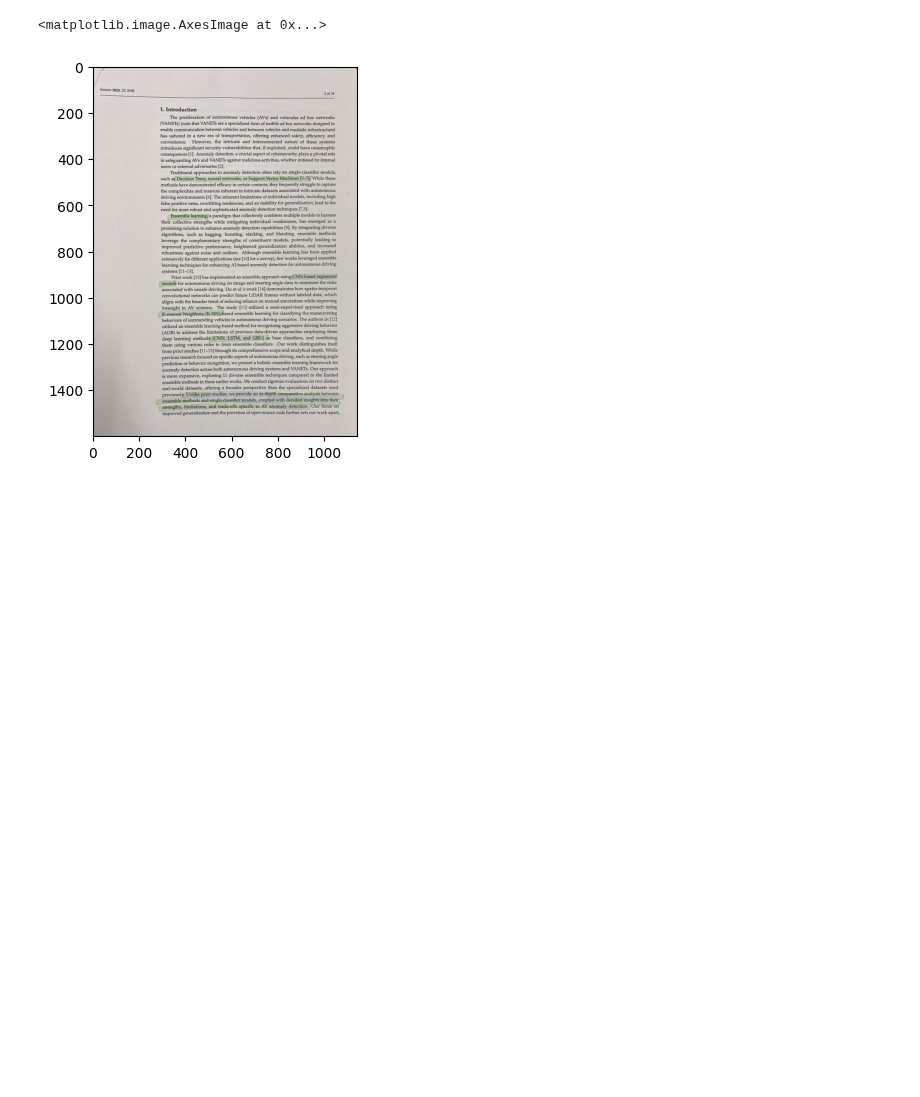
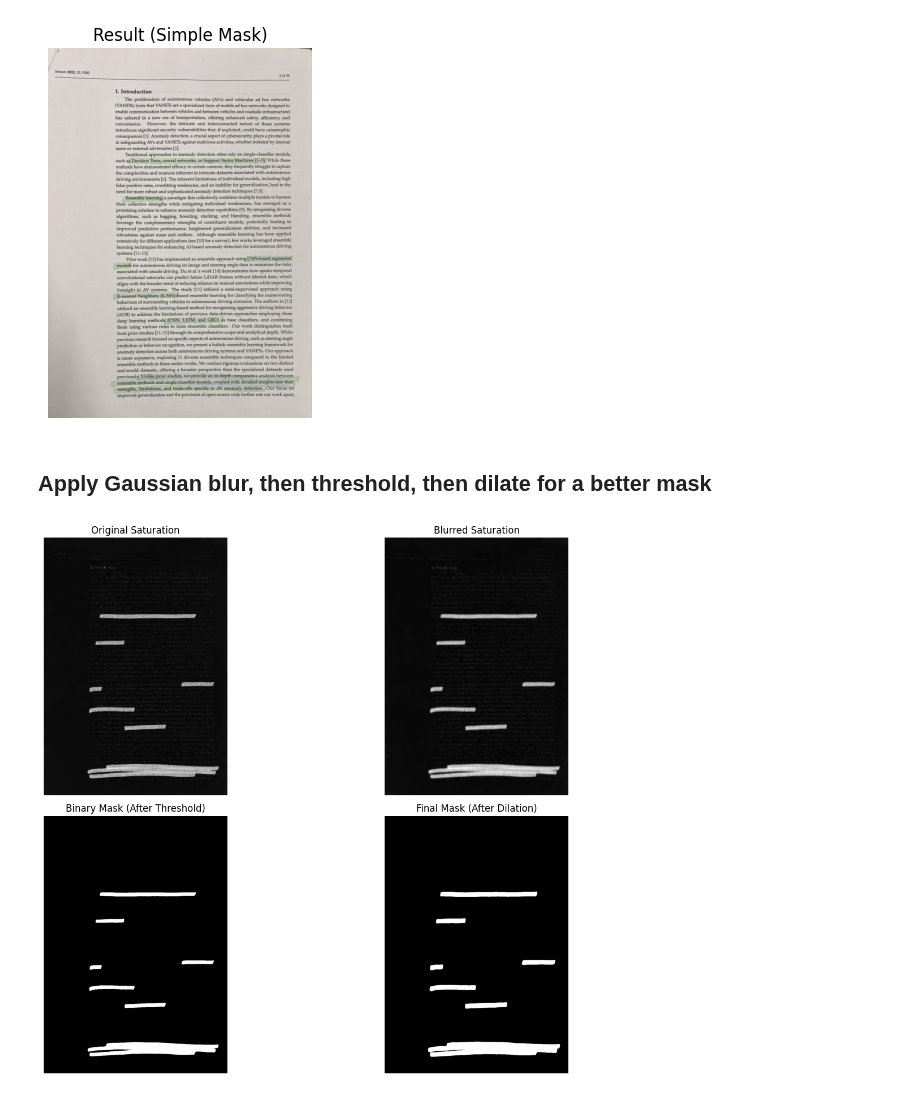
Before and after one commit to lavirox1/chromatic-highlighter-removal, a Jupyter notebook: notebooks/process.ipynb, the cells around one changed output. Cells and saved outputs as stored; diff of their text form; code cells hidden in the pictures; blank space fills up the shorter version.

Commit message:
cleaned up notebook, and added better masking and desaturation

```diff
--- a/notebooks/process.ipynb
+++ b/notebooks/process.ipynb
@@ -38,8 +74,60 @@ plt.imshow(image_binary,cmap='gray')
 # %%
 image_hsv_new = image_hsv.copy()
+
+'''
+for i in range(rows):
+    for j in range(columns):
+        if image_binary[i, j] == 255:
+            image_hsv_new[i, j, 1] = 0
+'''
 image_hsv_new[image_binary == 255, 1] = 0
 image_final = cv2.cvtColor(image_hsv_new, cv2.COLOR_HSV2RGB)
+cv2.imwrite('../data/result_simple_mask.jpg', cv2.cvtColor(image_final, cv2.COLOR_RGB2BGR))
 plt.imshow(image_final)
+plt.title('Result (Simple Mask)')
+plt.axis('off')
+plt.show()
 # %% [output]
-<matplotlib.image.AxesImage at 0x...>
-[figure, old version]
+[figure, new version]
+# %% [markdown]
+## Apply Gaussian blur, then threshold, then dilate for a better mask
+# %%
+#blur
+image_sat_blur = cv2.GaussianBlur(image_sat, (15, 15), 0)
+
+#threshold
+threshold = 100
+image_binary = (image_sat_blur > threshold).astype(np.uint8) * 255
+
+#dialation
+kernel = np.ones((7, 7), np.uint8)
+image_binary_dilated = cv2.dilate(image_binary, kernel, iterations=1)
+
+plt.figure(figsize=(15, 10))
+
+plt.subplot(2, 2, 1)
+plt.imshow(image_sat, cmap='gray')
+plt.title('Original Saturation')
+plt.axis('off')
+
+plt.subplot(2, 2, 2)
+plt.imshow(image_sat_blur, cmap='gray')
+plt.title('Blurred Saturation')
+plt.axis('off')
+
+plt.subplot(2, 2, 3)
+plt.imshow(image_binary, cmap='gray')
+plt.title('Binary Mask (After Threshold)')
+plt.axis('off')
+
+plt.subplot(2, 2, 4)
+plt.imshow(image_binary_dilated, cmap='gray')
+plt.title('Final Mask (After Dilation)')
+plt.axis('off')
+
+plt.tight_layout()
+plt.show()
+
+image_binary = image_binary_dilated
+# %% [output]
+[figure, added]
```
Also changed, not shown: parts of 7 cells of this notebook, 4 other files.
